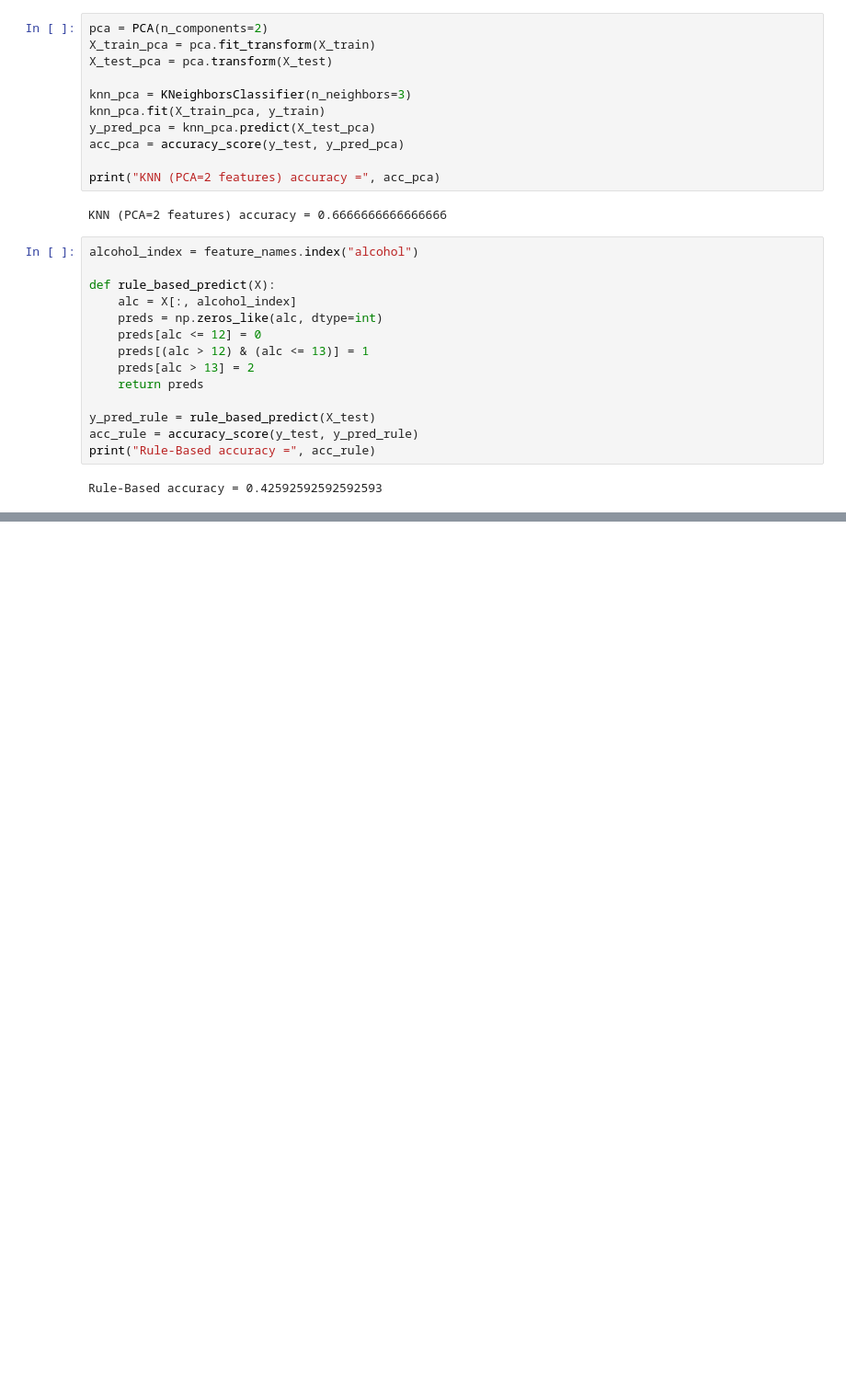
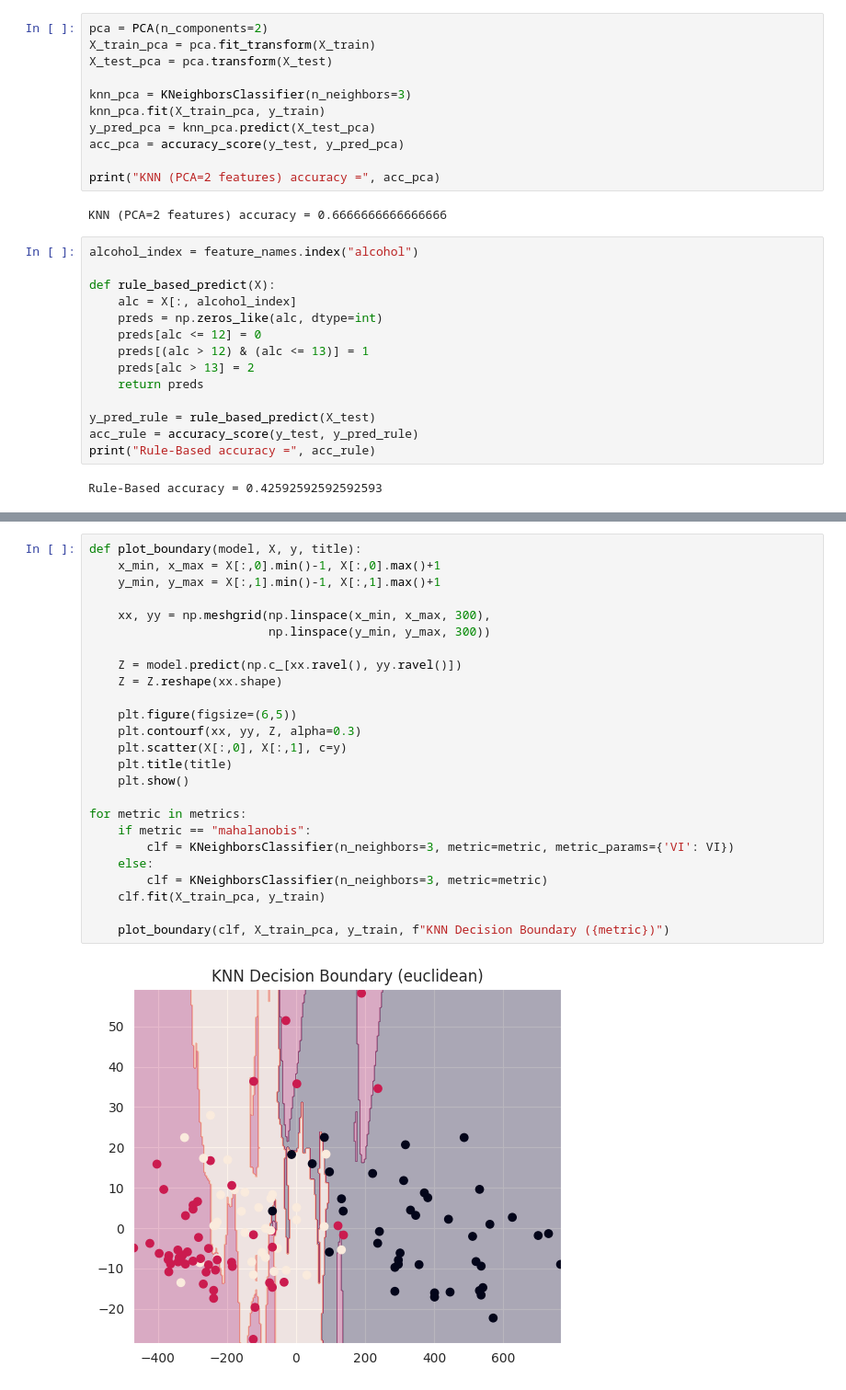
Before and after one commit to Mohammadrzn/maktab-HW, a Jupyter notebook: HW_07_Rezanejad/HW_07_Rezanejad_Q1.ipynb, the cells around one changed output, grey strips where cells are left out. Shown at 92% size. Cells and saved outputs as stored; diff of their text form; blank space fills up the shorter version.

Commit message:
Decision Boundary Plot Function

```diff
--- a/HW_07_Rezanejad/HW_07_Rezanejad_Q1.ipynb
+++ b/HW_07_Rezanejad/HW_07_Rezanejad_Q1.ipynb
@@ -77,0 +86,27 @@ for m, a in results:
+# %%
+def plot_boundary(model, X, y, title):
+    x_min, x_max = X[:,0].min()-1, X[:,0].max()+1
+    y_min, y_max = X[:,1].min()-1, X[:,1].max()+1
+
+    xx, yy = np.meshgrid(np.linspace(x_min, x_max, 300),
+                         np.linspace(y_min, y_max, 300))
+
+    Z = model.predict(np.c_[xx.ravel(), yy.ravel()])
+    Z = Z.reshape(xx.shape)
+
+    plt.figure(figsize=(6,5))
+    plt.contourf(xx, yy, Z, alpha=0.3)
+    plt.scatter(X[:,0], X[:,1], c=y)
+    plt.title(title)
+    plt.show()
+
+for metric in metrics:
+    if metric == "mahalanobis":
+        clf = KNeighborsClassifier(n_neighbors=3, metric=metric, metric_params={'VI': VI})
+    else:
+        clf = KNeighborsClassifier(n_neighbors=3, metric=metric)
+    clf.fit(X_train_pca, y_train)
+
+    plot_boundary(clf, X_train_pca, y_train, f"KNN Decision Boundary ({metric})")
+# %% [output]
+[figure, added]
```
Also changed, not shown: parts of 3 cells of this notebook.
